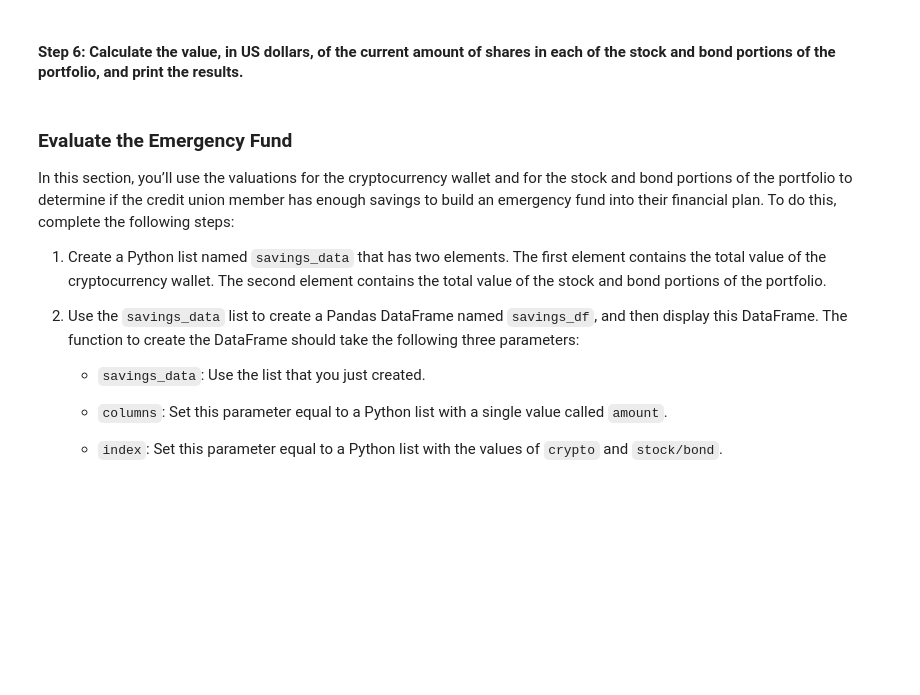
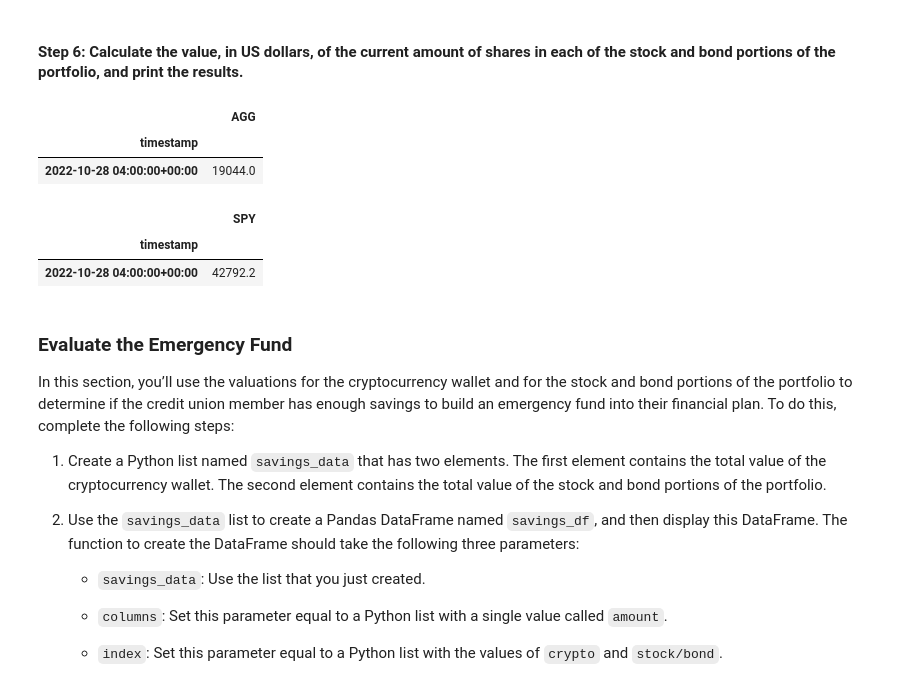
Before and after one commit to jha-ayush/ucb_fintech, a Jupyter notebook: Module_05_Financial_Planner/financial_planning_tools.ipynb, the cells around one changed output. Cells and saved outputs as stored; diff of their text form; code cells hidden in the pictures; blank space fills up the shorter version.

```diff
--- a/Module_05_Financial_Planner/financial_planning_tools.ipynb
+++ b/Module_05_Financial_Planner/financial_planning_tools.ipynb
@@ -305,16 +309,26 @@ df_closing_price_spy.head()
 #### Step 6: Calculate the value, in US dollars, of the current amount of shares in each of the stock and bond portions of the portfolio, and print the results.
 # %%
 # Calculate the current value of the bond portion of the portfolio
-agg_value = # YOUR CODE HERE
+agg_value=df_closing_price_agg*agg_shares
 
 # Print the current value of the bond portfolio
 # YOUR CODE HERE
+agg_value
+# %% [output]
+|  | AGG |
+| timestamp |  |
+| 2022-10-28 04:00:00+00:00 | 19044.0 |
 # %%
 # Calculate the current value of the stock portion of the portfolio
-spy_value = # YOUR CODE HERE
+spy_value=df_closing_price_spy*spy_shares
 
 # Print the current value of the stock portfolio
 # YOUR CODE HERE
+spy_value
+# %% [output]
+|  | SPY |
+| timestamp |  |
+| 2022-10-28 04:00:00+00:00 | 42792.2 |
 # %%
 # Calculate the total value of the stock and bond portion of the portfolio
 total_stocks_bonds = # YOUR CODE HERE
```
Also changed, not shown: parts of 9 cells of this notebook.
